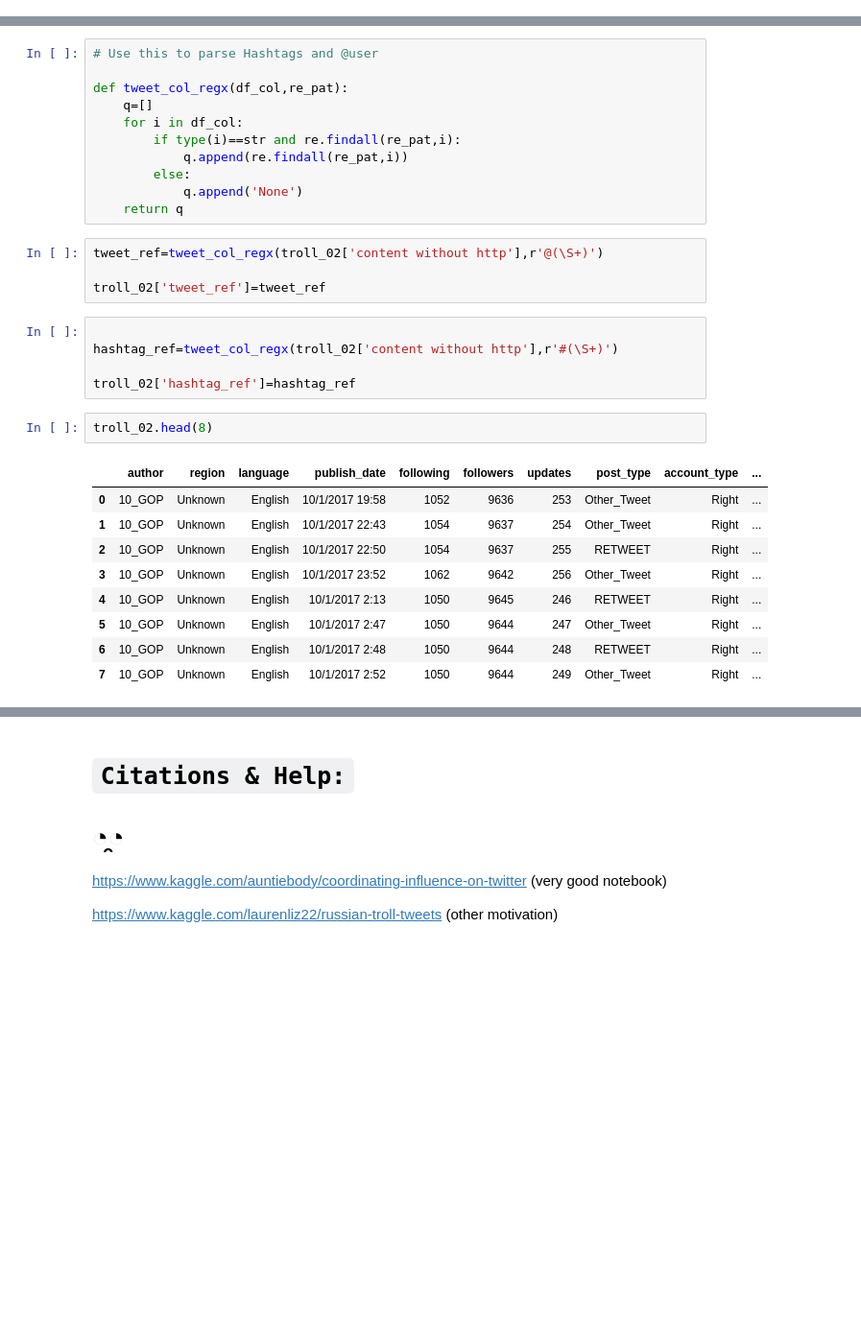
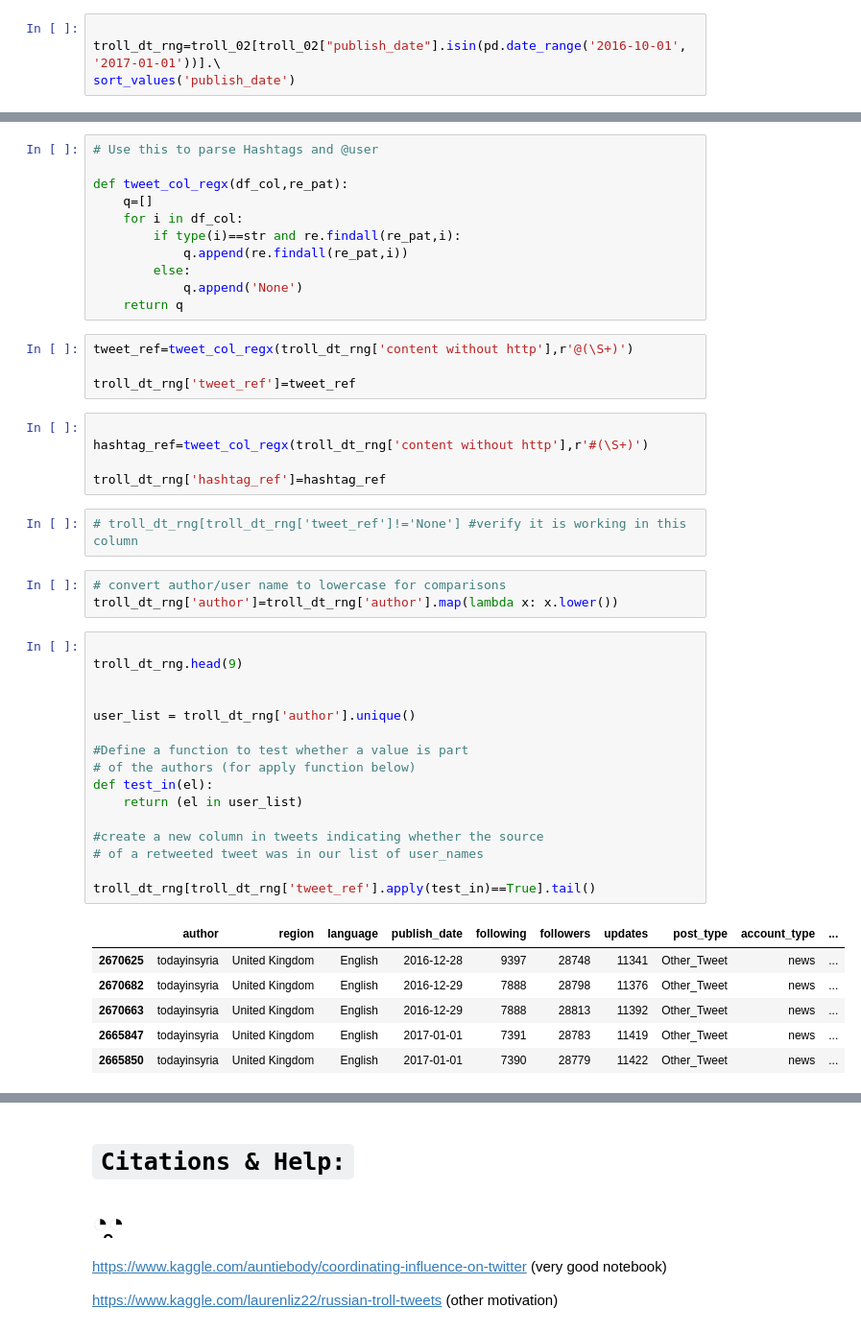
Before and after one commit to MrFuguDataScience/NLP, a Jupyter notebook: troll_tweets_03_NLP.ipynb, the cells around one changed output, grey strips where cells are left out. Shown: that part at 96% size. Saved outputs shown, nothing was run; the diff lists cells and outputs as text; blank space fills up the shorter version.

```diff
--- a/troll_tweets_03_NLP.ipynb
+++ b/troll_tweets_03_NLP.ipynb
@@ -84,3 +76,7 @@ Therefore, I used a loop to deal with this. Unless, you have a good work around
+# %%
+
+troll_dt_rng=troll_02[troll_02["publish_date"].isin(pd.date_range('2016-10-01', '2017-01-01'))].\
+sort_values('publish_date')
 # %%
 troll_02.loc[7,'content without http']
 # %% [output]
@@ -97,23 +102,39 @@ def tweet_col_regx(df_col,re_pat):
             q.append('None')
     return q
 # %%
-tweet_ref=tweet_col_regx(troll_02['content without http'],r'@(\S+)')
+tweet_ref=tweet_col_regx(troll_dt_rng['content without http'],r'@(\S+)')
 
-troll_02['tweet_ref']=tweet_ref
+troll_dt_rng['tweet_ref']=tweet_ref
 # %%
 
-hashtag_ref=tweet_col_regx(troll_02['content without http'],r'#(\S+)')
+hashtag_ref=tweet_col_regx(troll_dt_rng['content without http'],r'#(\S+)')
 
-troll_02['hashtag_ref']=hashtag_ref
+troll_dt_rng['hashtag_ref']=hashtag_ref
-# %%
-troll_02.head(8)
-# %% [output]
-|  | author | region | language | publish_date | following | followers | updates | post_type | account_type | ... |
-| 0 | 10_GOP | Unknown | English | 10/1/2017 19:58 | 1052 | 9636 | 253 | Other_Tweet | Right | ... |
-| 1 | 10_GOP | Unknown | English | 10/1/2017 22:43 | 1054 | 9637 | 254 | Other_Tweet | Right | ... |
-| 2 | 10_GOP | Unknown | English | 10/1/2017 22:50 | 1054 | 9637 | 255 | RETWEET | Right | ... |
-| 3 | 10_GOP | Unknown | English | 10/1/2017 23:52 | 1062 | 9642 | 256 | Other_Tweet | Right | ... |
-| 4 | 10_GOP | Unknown | English | 10/1/2017 2:13 | 1050 | 9645 | 246 | RETWEET | Right | ... |
-| 5 | 10_GOP | Unknown | English | 10/1/2017 2:47 | 1050 | 9644 | 247 | Other_Tweet | Right | ... |
-| 6 | 10_GOP | Unknown | English | 10/1/2017 2:48 | 1050 | 9644 | 248 | RETWEET | Right | ... |
-| 7 | 10_GOP | Unknown | English | 10/1/2017 2:52 | 1050 | 9644 | 249 | Other_Tweet | Right | ... |
+# %%
+# troll_dt_rng[troll_dt_rng['tweet_ref']!='None'] #verify it is working in this column
+# %%
+# convert author/user name to lowercase for comparisons
+troll_dt_rng['author']=troll_dt_rng['author'].map(lambda x: x.lower())
+# %%
+
+troll_dt_rng.head(9)
+
+
+user_list = troll_dt_rng['author'].unique()
+
+#Define a function to test whether a value is part
+# of the authors (for apply function below)
+def test_in(el):
+    return (el in user_list)
+
+#create a new column in tweets indicating whether the source
+# of a retweeted tweet was in our list of user_names
+
+troll_dt_rng[troll_dt_rng['tweet_ref'].apply(test_in)==True].tail()
+# %% [output]
+|  | author | region | language | publish_date | following | followers | updates | post_type | account_type | ... |
+| 2670625 | todayinsyria | United Kingdom | English | 2016-12-28 | 9397 | 28748 | 11341 | Other_Tweet | news | ... |
+| 2670682 | todayinsyria | United Kingdom | English | 2016-12-29 | 7888 | 28798 | 11376 | Other_Tweet | news | ... |
+| 2670663 | todayinsyria | United Kingdom | English | 2016-12-29 | 7888 | 28813 | 11392 | Other_Tweet | news | ... |
+| 2665847 | todayinsyria | United Kingdom | English | 2017-01-01 | 7391 | 28783 | 11419 | Other_Tweet | news | ... |
+| 2665850 | todayinsyria | United Kingdom | English | 2017-01-01 | 7390 | 28779 | 11422 | Other_Tweet | news | ... |
```
Also changed, not shown: parts of 15 cells of this notebook.
